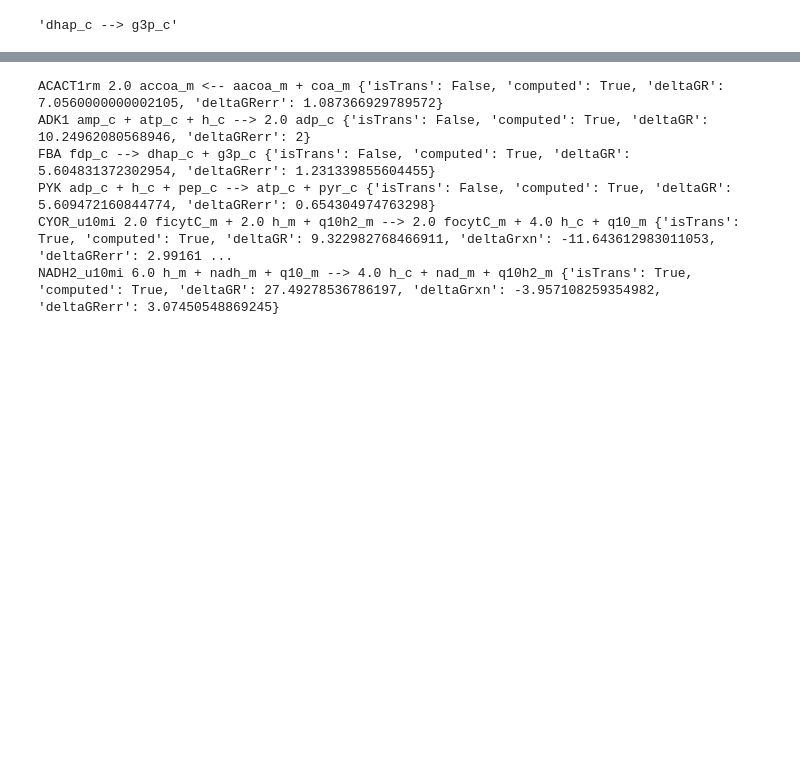
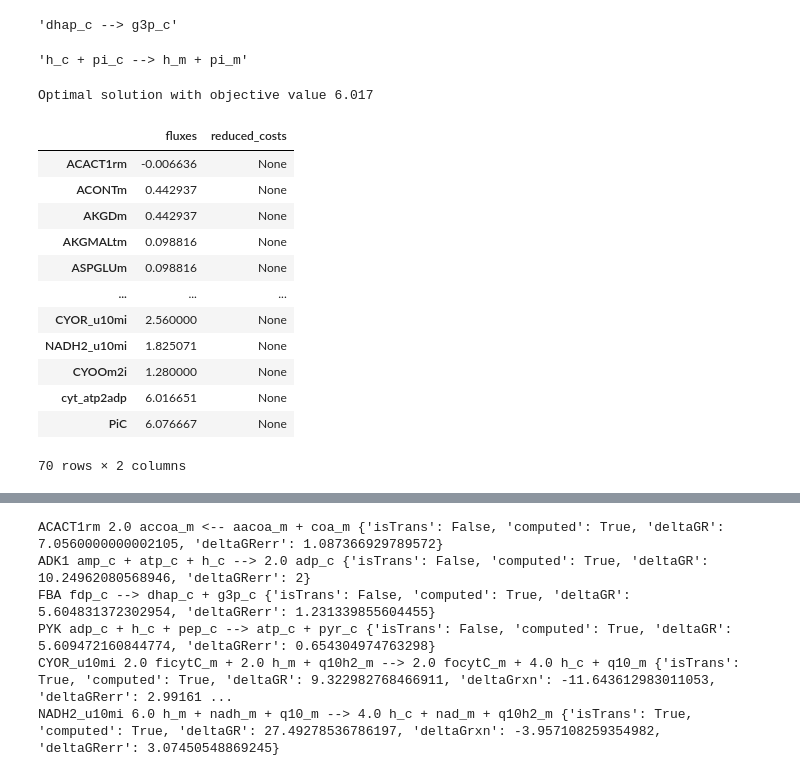
Before and after one commit to weilandtd/competitive_catabolism, a Jupyter notebook: mechanistic_model/data_integration.ipynb, the cells around one changed output, grey strips where cells are left out. Cells and saved outputs as stored; diff of their text form; code cells hidden in the pictures; blank space fills up the shorter version.

```diff
--- a/mechanistic_model/data_integration.ipynb
+++ b/mechanistic_model/data_integration.ipynb
@@ -881,3 +873,29 @@ continuous_model.delta_g.PGM.variable.ub = 0.5 * 0.239006 # reverse annotated
 continuous_model.delta_g.PGK.variable.ub = 0.5 * 0.239006 # reverse annotated
 continuous_model.delta_g.GAPD.variable.lb = -2 * 0.239006
 continuous_model.delta_g.ENO.variable.lb = -0.5 * 0.239006
+# %%
+continuous_model.reactions.PiC.reaction
+# %% [output]
+'h_c + pi_c --> h_m + pi_m'
+# %%
+# ATP synthesis + ATP transport should be thermodynamically controlled -> low energy leads to hyper polarization
+continuous_model.delta_g.ATPS4mi.variable.lb = -1.0 # kcal/mol
+continuous_model.delta_g.PiC.variable.lb = -1.0 # kcal/mol
+continuous_model.delta_g.ATPtm.variable.lb = -1.0 # kcal/mol
+
+continuous_model.optimize()
+# %% [output]
+Optimal solution with objective value 6.017
+|  | fluxes | reduced_costs |
+| ACACT1rm | -0.006636 | None |
+| ACONTm | 0.442937 | None |
+| AKGDm | 0.442937 | None |
+| AKGMALtm | 0.098816 | None |
+| ASPGLUm | 0.098816 | None |
+| ... | ... | ... |
+| CYOR_u10mi | 2.560000 | None |
+| NADH2_u10mi | 1.825071 | None |
+| CYOOm2i | 1.280000 | None |
+| cyt_atp2adp | 6.016651 | None |
+| PiC | 6.076667 | None |
+70 rows × 2 columns
```
Also changed, not shown: parts of 27 cells of this notebook, 8 other files.
